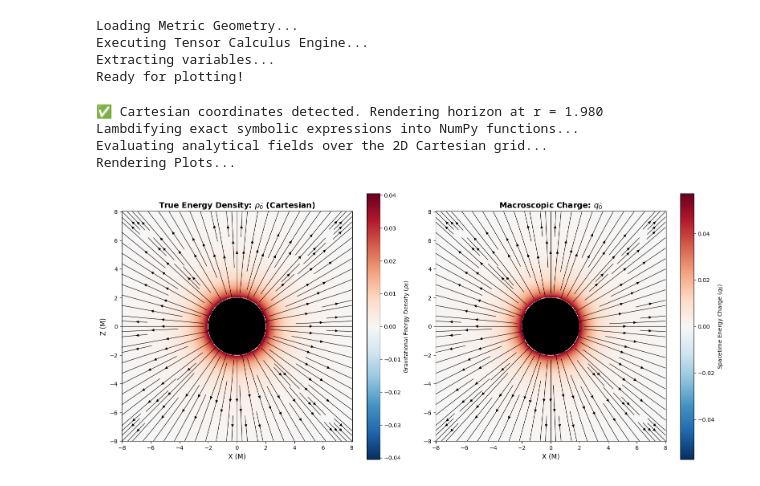
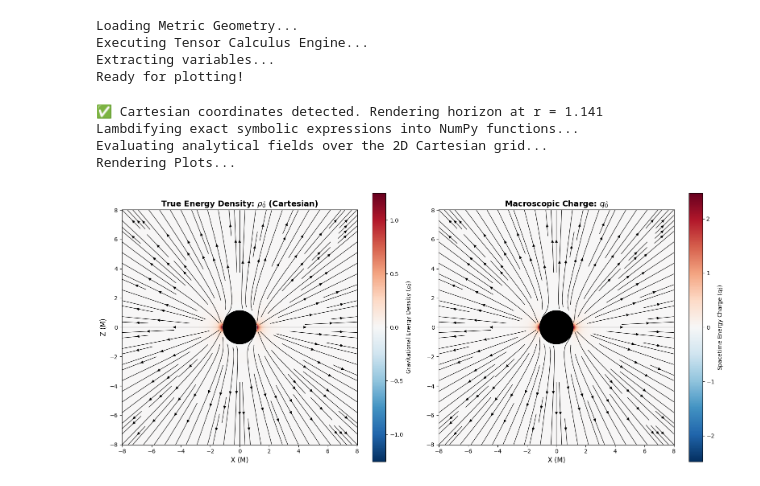
Before and after one commit to 1Aadi0/bbh-gem, a Jupyter notebook: notebooks/Charges_and_fields.ipynb, the cells around one changed output. Drawn from its saved outputs; the diff is of its cells as text; code cells hidden in the pictures.

```diff
--- a/notebooks/Charges_and_fields.ipynb
+++ b/notebooks/Charges_and_fields.ipynb
@@ -368,7 +368,7 @@ def plot_analytical_fields_spherical(E_hat, q_hat, rho_hat, r_sym, theta_sym, pa
 # 1. Define standard test values for physics parameters
 m_val = 1.0  # Mass of the Black Hole
 q_val = 0.3   # Electric Charge (Reissner-Nordstrom)
-a_val = 0.2  # Spin Parameter (Kerr)
+a_val = 0.99 # Spin Parameter (Kerr)
 qm_val = 0.8  # Magnetic Monopole Charge (Bardeen)
 
 # 2. Automatically build the substitution dictionary
@@ -390,35 +390,35 @@ if x is not None:
         # Reissner-Nordstrom Isotropic Cartesian (horizon naturally shifts to r_bar)
         horizon_r = 0.5 * np.sqrt(m_val**2 - q_val**2)
     else:
         # Schwarzschild Isotropic Cartesian
         horizon_r = m_val / 2.0
 
     print(f"✅ Cartesian coordinates detected. Rendering horizon at r = {horizon_r:.3f}")
     plot_analytical_fields_cartesian(E_hat, q_hat, rho_hat, x, y, z, param_dict, horizon_radius=horizon_r)
 
 else:
     # --- SPHERICAL COORDINATE METRICS ---
     if a is not None:
         # Kerr Boyer-Lindquist / Quasi-Isotropic
         horizon_r = m_val + np.sqrt(m_val**2 - a_val**2)
     elif Q is not None:
         # Reissner-Nordstrom Spherical
         horizon_r = m_val + np.sqrt(m_val**2 - q_val**2)
     elif Qm is not None:
         # Bardeen Regular Black Hole (Approximate outer horizon)
         horizon_r = 1.62 * m_val
     else:
         # Schwarzschild Spherical
         horizon_r = 2.0 * m_val
 
     print(f"✅ Spherical coordinates detected. Rendering horizon at r = {horizon_r:.3f}")
     plot_analytical_fields_spherical(E_hat, q_hat, rho_hat, r, theta, param_dict, horizon_radius=horizon_r)
 # %% [output]
-✅ Cartesian coordinates detected. Rendering horizon at r = 1.980
+✅ Cartesian coordinates detected. Rendering horizon at r = 1.141
 Lambdifying exact symbolic expressions into NumPy functions...
 Evaluating analytical fields over the 2D Cartesian grid...
 Rendering Plots...
-[figure, old version]
+[figure, new version]
 # %%
 def plot_analytical_fields(E_hat, q_hat, rho_hat, r_sym, theta_sym, M_sym, M_val=1.0):
     print("Lambdifying exact symbolic expressions into NumPy functions...")
```
